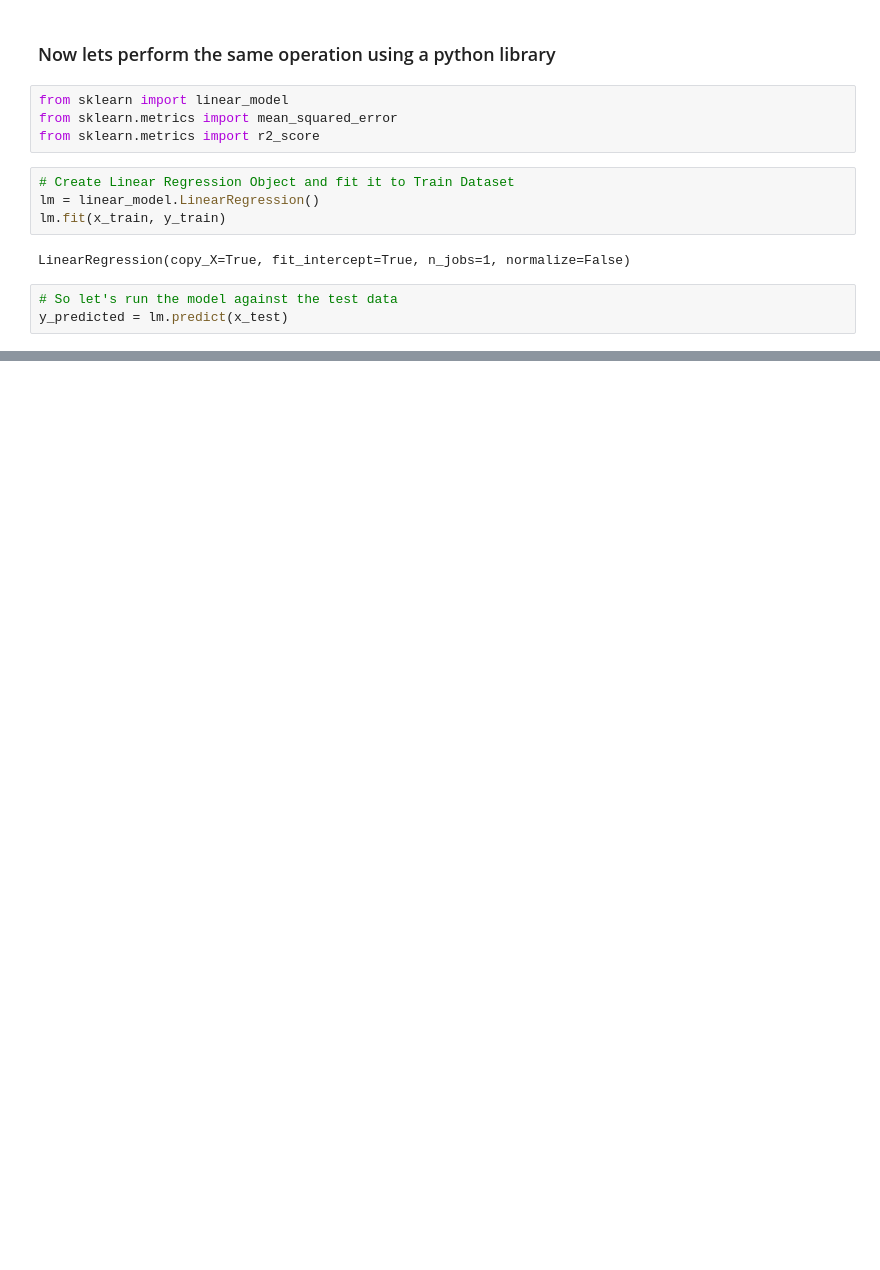
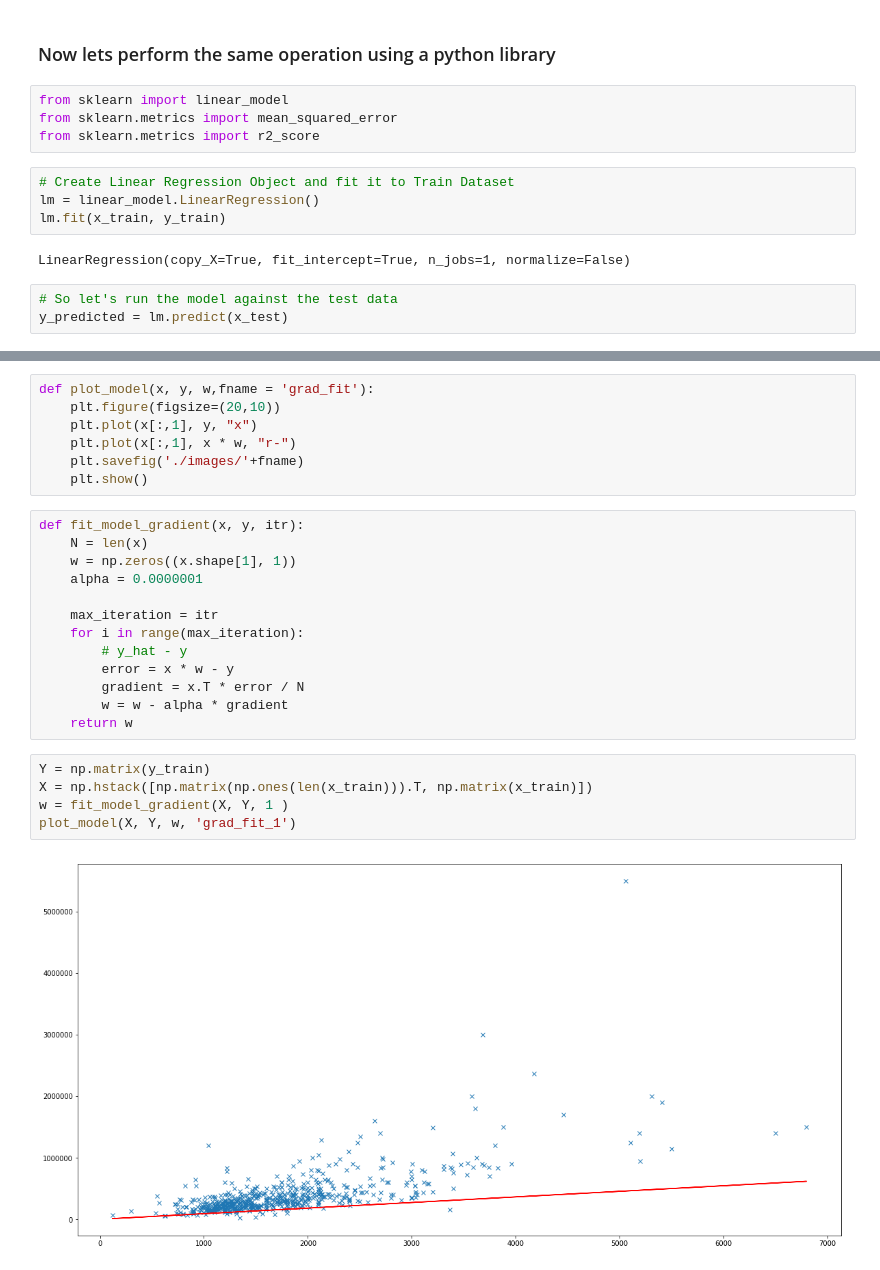
Before and after one commit to santhoshpkumar/kaggle-linear-regression, a Jupyter notebook: simple_linear_regression.ipynb, the cells around one changed output, grey strips where cells are left out. Cells and saved outputs as stored; diff of their text form; blank space fills up the shorter version.

Commit message:
adding gradient descent

```diff
--- a/simple_linear_regression.ipynb
+++ b/simple_linear_regression.ipynb
@@ -346,0 +364,27 @@ plt.show()
+# %%
+def plot_model(x, y, w,fname = 'grad_fit'):
+    plt.figure(figsize=(20,10))
+    plt.plot(x[:,1], y, "x")
+    plt.plot(x[:,1], x * w, "r-")
+    plt.savefig('./images/'+fname)
+    plt.show()
+# %%
+def fit_model_gradient(x, y, itr):
+    N = len(x)
+    w = np.zeros((x.shape[1], 1))
+    alpha = 0.0000001
+
+    max_iteration = itr
+    for i in range(max_iteration):
+        # y_hat - y
+        error = x * w - y
+        gradient = x.T * error / N
+        w = w - alpha * gradient
+    return w
+# %%
+Y = np.matrix(y_train)
+X = np.hstack([np.matrix(np.ones(len(x_train))).T, np.matrix(x_train)])
+w = fit_model_gradient(X, Y, 1 )
+plot_model(X, Y, w, 'grad_fit_1')
+# %% [output]
+[figure, added]
```
Also changed, not shown: parts of 33 cells of this notebook, 22 other files.
